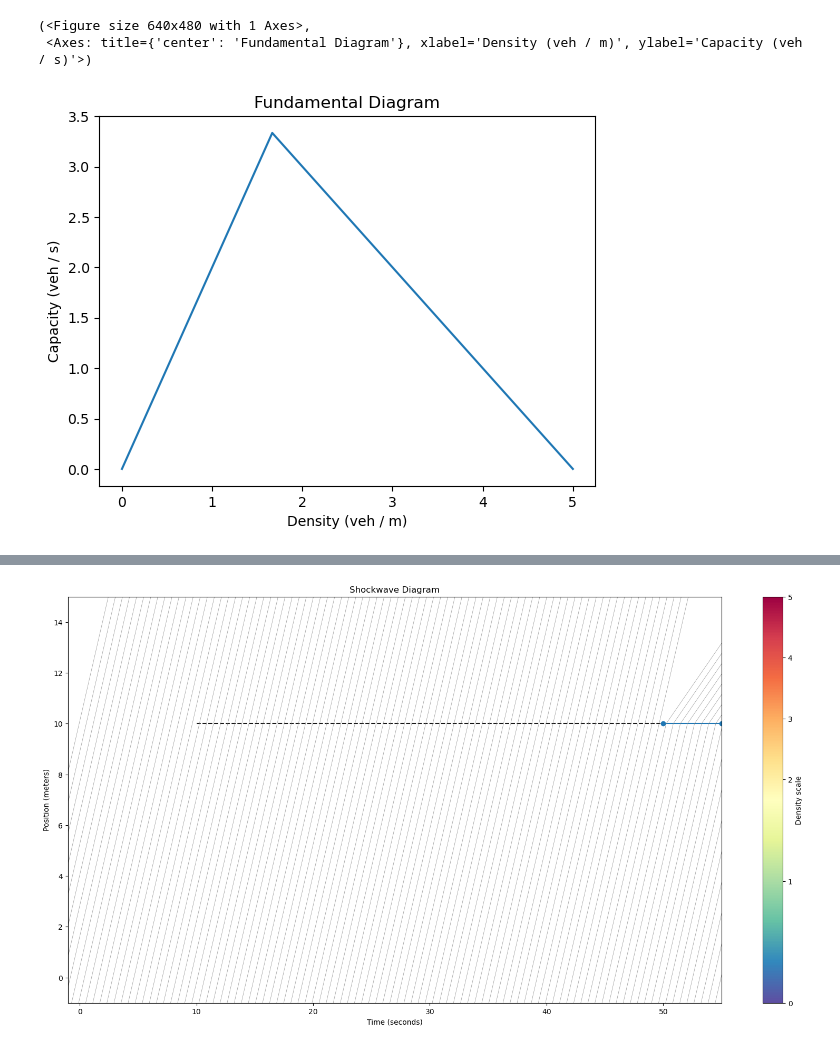
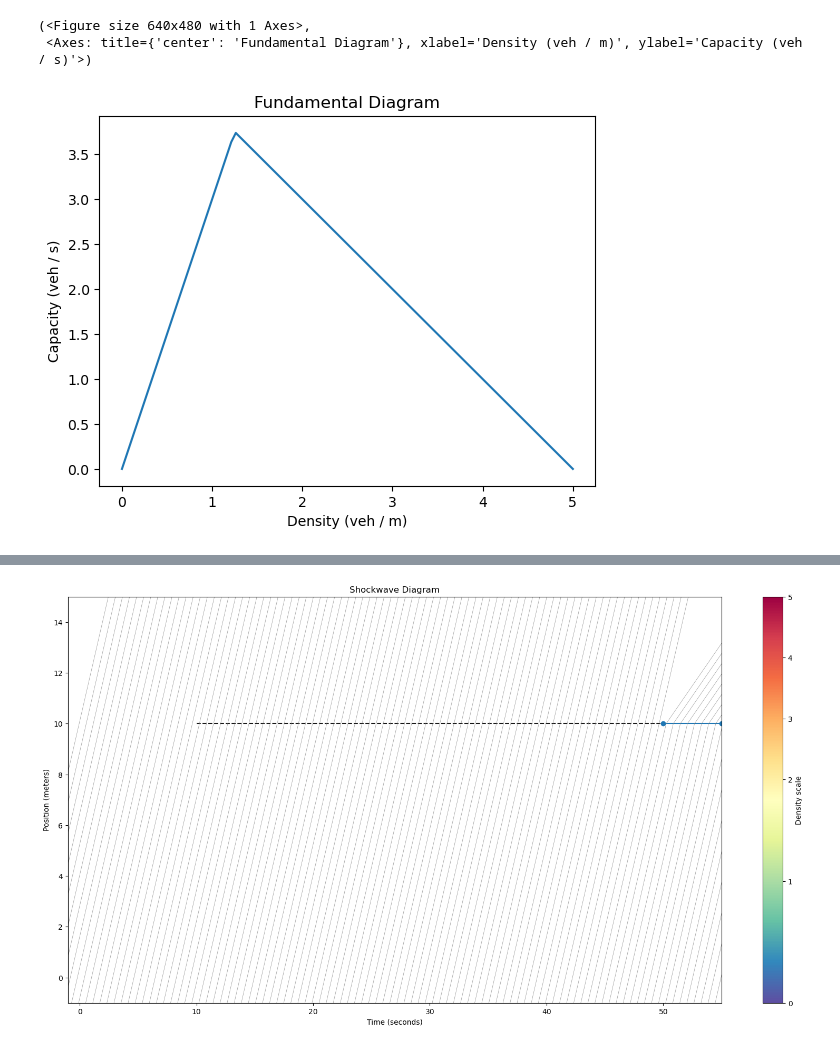
Before and after one commit to yianzhang14/traffic-shock-diagrams, a Jupyter notebook: tool.ipynb, the cells around one changed output, grey strips where cells are left out. Drawn from its saved outputs; the diff is of its cells as text; code cells hidden in the pictures.

```diff
--- a/tool.ipynb
+++ b/tool.ipynb
@@ -13,12 +11,12 @@ import matplotlib.pyplot as plt
 # %%
 freeflow_speed = 2
 # %%
-diagram = FundamentalDiagram(3.0, 5.0, 0.9)
+diagram = FundamentalDiagram(3.0, 5.0, 1, 2)
 diagram.show()
 # %% [output]
 (<Figure size 640x480 with 1 Axes>,
  <Axes: title={'center': 'Fundamental Diagram'}, xlabel='Density (veh / m)', ylabel='Capacity (veh / s)'>)
-[figure, old version]
+[figure, new version]
 # %%
 augments = []
 # augments.append(HorizontalBottleneck(20, 10, 20, 0))
```
Also changed, not shown: parts of 3 cells of this notebook, 7 other files.
